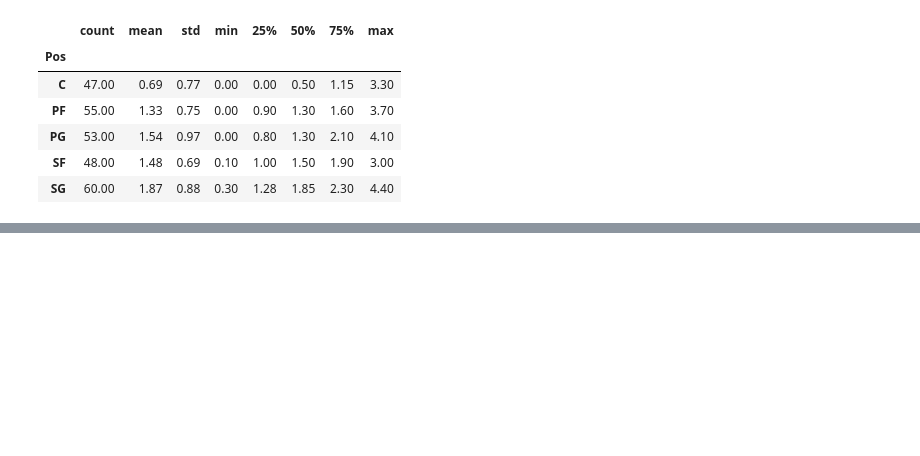
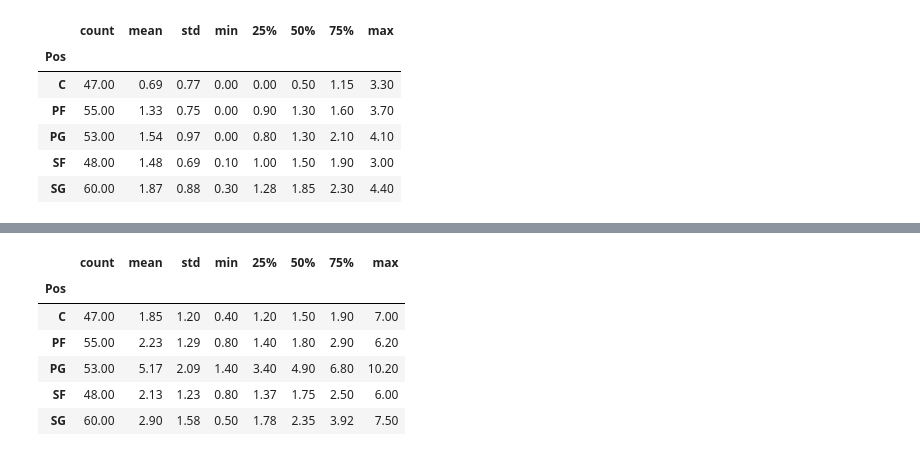
Before and after one commit to KenHoffman95/Fantasy-Basketball-Preseason-Analysis-2020, a Jupyter notebook: Data Cleaning, Feature Engineering and EDA Pt. 2.ipynb, the cells around one changed output, grey strips where cells are left out. Saved outputs shown, nothing was run; the diff lists cells and outputs as text; code cells hidden in the pictures; blank space fills up the shorter version.

```diff
--- a/Data Cleaning, Feature Engineering and EDA Pt. 2.ipynb
+++ b/Data Cleaning, Feature Engineering and EDA Pt. 2.ipynb
@@ -242,0 +336,36 @@ df.head(25)
+# %%
+#Create REB tier by position feature
+# create a list of our conditions
+conditions = [
+    (df['Pos'] == 'C') &  (df['REB'] >= 9.75),
+    (df['Pos'] == 'C') &  (df['REB'] < 9.75) & (df['REB'] >= 7.20),
+    (df['Pos'] == 'C') &  (df['REB'] < 7.20) & (df['REB'] >= 5.65),
+    (df['Pos'] == 'C') &  (df['REB'] < 5.65),
+    (df['Pos'] == 'PF') & (df['REB'] >= 6.70),
+    (df['Pos'] == 'PF') & (df['REB'] < 6.70) & (df['REB'] >= 6.10),
+    (df['Pos'] == 'PF') & (df['REB'] < 6.10) & (df['REB'] >= 4.85),
+    (df['Pos'] == 'PF') & (df['REB'] < 4.85),
+    (df['Pos'] == 'SF') & (df['REB'] >= 5.35),
+    (df['Pos'] == 'SF') & (df['REB'] < 5.35) & (df['REB'] >= 4.25),
+    (df['Pos'] == 'SF') & (df['REB'] < 4.25) & (df['REB'] >= 3.40),
+    (df['Pos'] == 'SF') & (df['REB'] < 3.40),
+    (df['Pos'] == 'SG') & (df['REB'] >= 4.20),
+    (df['Pos'] == 'SG') & (df['REB'] < 4.20) & (df['REB'] >= 3.50),
+    (df['Pos'] == 'SG') & (df['REB'] < 3.50) & (df['REB'] >= 2.90),
+    (df['Pos'] == 'SG') & (df['REB'] < 2.90),
+    (df['Pos'] == 'PG') & (df['REB'] >= 4.70),
+    (df['Pos'] == 'PG') & (df['REB'] < 4.70) & (df['REB'] >= 3.60),
+    (df['Pos'] == 'PG') & (df['REB'] < 3.60) & (df['REB'] >= 2.70),
+    (df['Pos'] == 'PG') & (df['REB'] < 2.70)
+]
+
+
+
+# create a list of the values we want to assign for each condition
+values = [3, 2, 1, 0, 3, 2, 1, 0, 3, 2, 1, 0, 3, 2, 1, 0, 3, 2, 1, 0]
+
+# create a new column and use np.select to assign values to it using our lists as arguments
+df['REB_Pos_Tier'] = np.select(conditions, values)
+
+# display updated DataFrame
+df.head()
@@ -242,0 +393,10 @@ df.head(25)
+# %%
+df['AST'].groupby(df['Pos']).describe()
+# %% [output]
+|  | count | mean | std | min | 25% | 50% | 75% | max |
+| Pos |  |  |  |  |  |  |  |  |
+| C | 47.00 | 1.85 | 1.20 | 0.40 | 1.20 | 1.50 | 1.90 | 7.00 |
+| PF | 55.00 | 2.23 | 1.29 | 0.80 | 1.40 | 1.80 | 2.90 | 6.20 |
+| PG | 53.00 | 5.17 | 2.09 | 1.40 | 3.40 | 4.90 | 6.80 | 10.20 |
+| SF | 48.00 | 2.13 | 1.23 | 0.80 | 1.37 | 1.75 | 2.50 | 6.00 |
+| SG | 60.00 | 2.90 | 1.58 | 0.50 | 1.78 | 2.35 | 3.92 | 7.50 |
```
Also changed, not shown: parts of 54 cells of this notebook, 1 other file.
